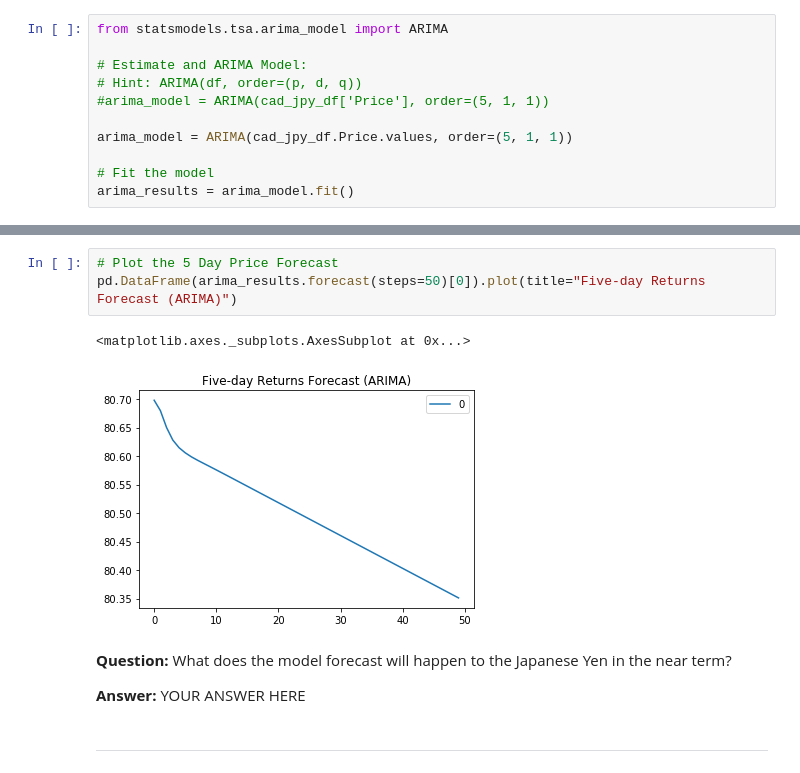
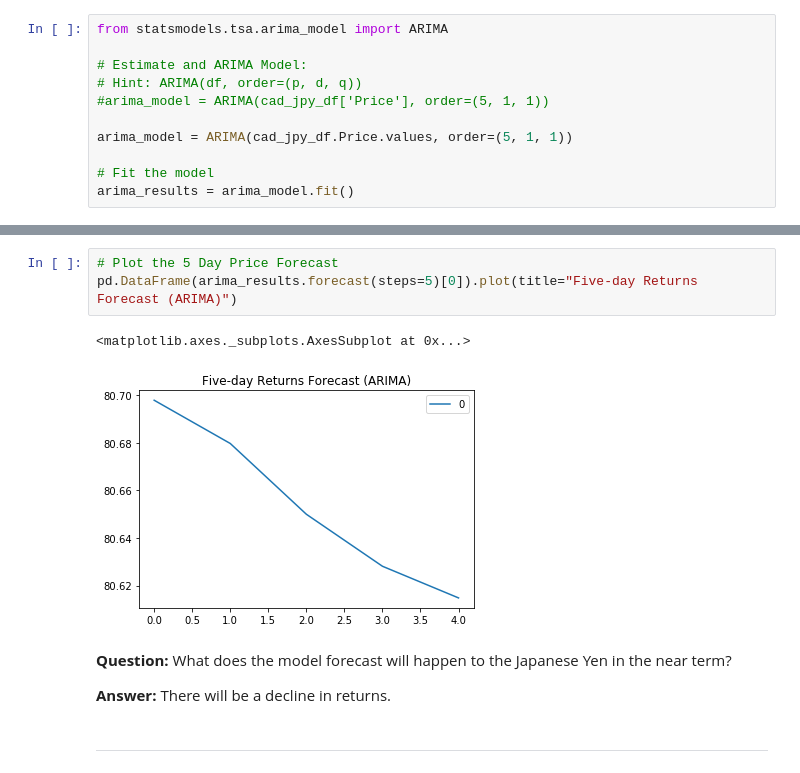
Before and after one commit to c1ycone/FinTech_Homeworks, a Jupyter notebook: 10_Time_Series/time_series_analysis.ipynb, the cells around one changed output, grey strips where cells are left out. Drawn from its saved outputs; the diff is of its cells as text.

```diff
--- a/10_Time_Series/time_series_analysis.ipynb
+++ b/10_Time_Series/time_series_analysis.ipynb
@@ -256,14 +256,14 @@ Roots
 | MA.1 | 2.1893 | +0.0000j | 2.1893 | 0.0000 |
 # %%
 # Plot the 5 Day Price Forecast
-pd.DataFrame(arima_results.forecast(steps=50)[0]).plot(title="Five-day Returns Forecast (ARIMA)")
+pd.DataFrame(arima_results.forecast(steps=5)[0]).plot(title="Five-day Returns Forecast (ARIMA)")
 # %% [output]
 <matplotlib.axes._subplots.AxesSubplot at 0x...>
-[figure, old version]
+[figure, new version]
 # %% [markdown]
 **Question:** What does the model forecast will happen to the Japanese Yen in the near term?
 
-**Answer:** YOUR ANSWER HERE
+**Answer:** There will be a decline in returns.
 # %% [markdown]
 ---
 # %% [markdown]
```
Also changed, not shown: parts of 14 cells of this notebook.
